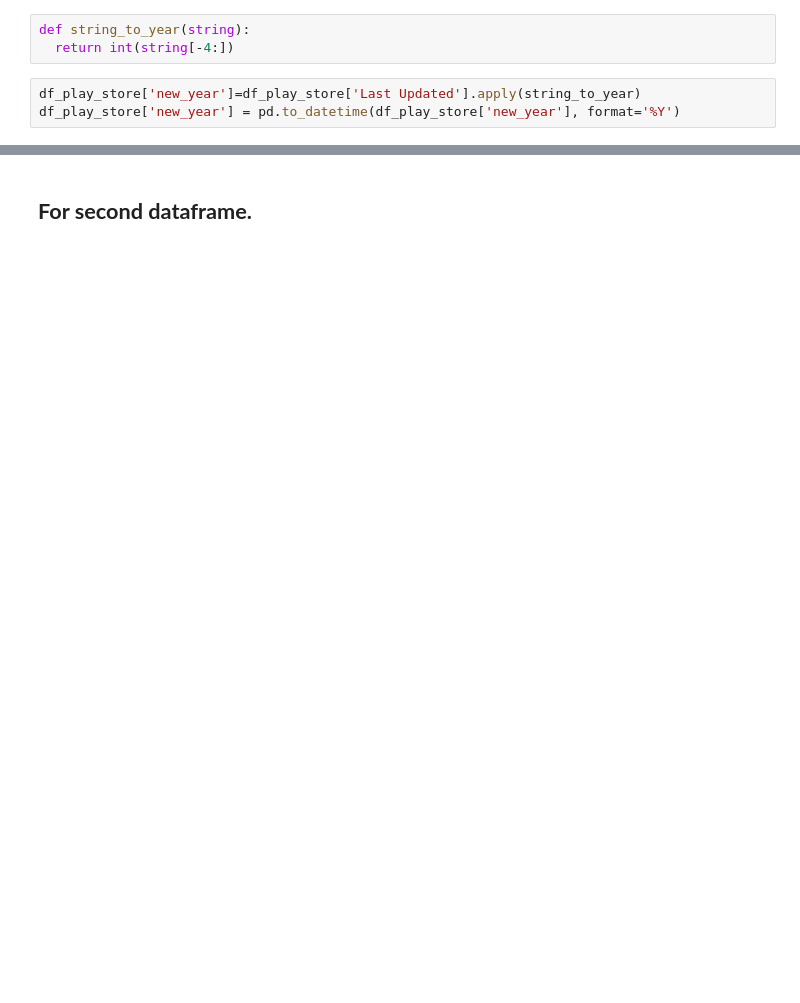
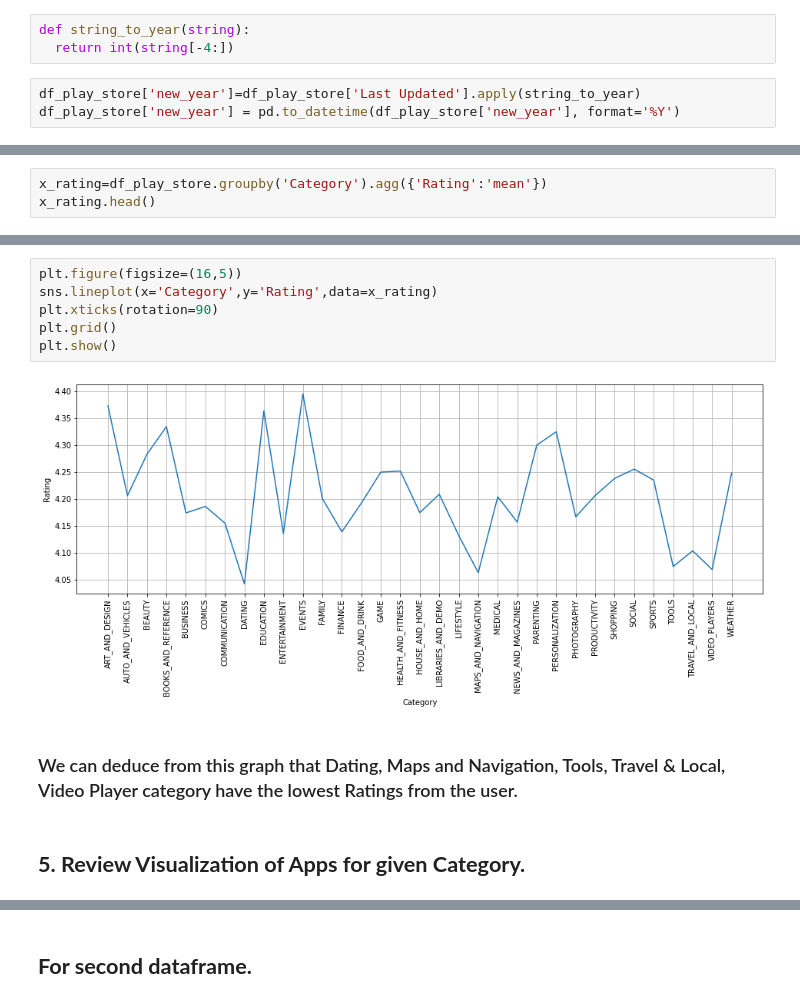
Before and after one commit to shubham-hub/Play-Store-Analysis, a Jupyter notebook: Capstone_Project_1_Shubham_Chavhan.ipynb, the cells around one changed output, grey strips where cells are left out. Saved outputs shown, nothing was run; the diff lists cells and outputs as text; blank space fills up the shorter version.

```diff
--- a/Capstone_Project_1_Shubham_Chavhan.ipynb
+++ b/Capstone_Project_1_Shubham_Chavhan.ipynb
@@ -396,0 +502,3 @@ memory usage: 1.1+ MB
+# %%
+x_rating=df_play_store.groupby('Category').agg({'Rating':'mean'})
+x_rating.head()
@@ -396,0 +513,13 @@ memory usage: 1.1+ MB
+# %%
+plt.figure(figsize=(16,5))
+sns.lineplot(x='Category',y='Rating',data=x_rating)
+plt.xticks(rotation=90)
+plt.grid()
+plt.show()
+# %% [output]
+[figure, added]
+# %% [markdown]
+### We can deduce from this graph that Dating, Maps and Navigation, Tools, Travel & Local, Video Player category have the lowest Ratings from the user.
+# %% [markdown]
+
+## **5. Review Visualization of Apps for given Category.**
```
Also changed, not shown: parts of 99 cells of this notebook.
